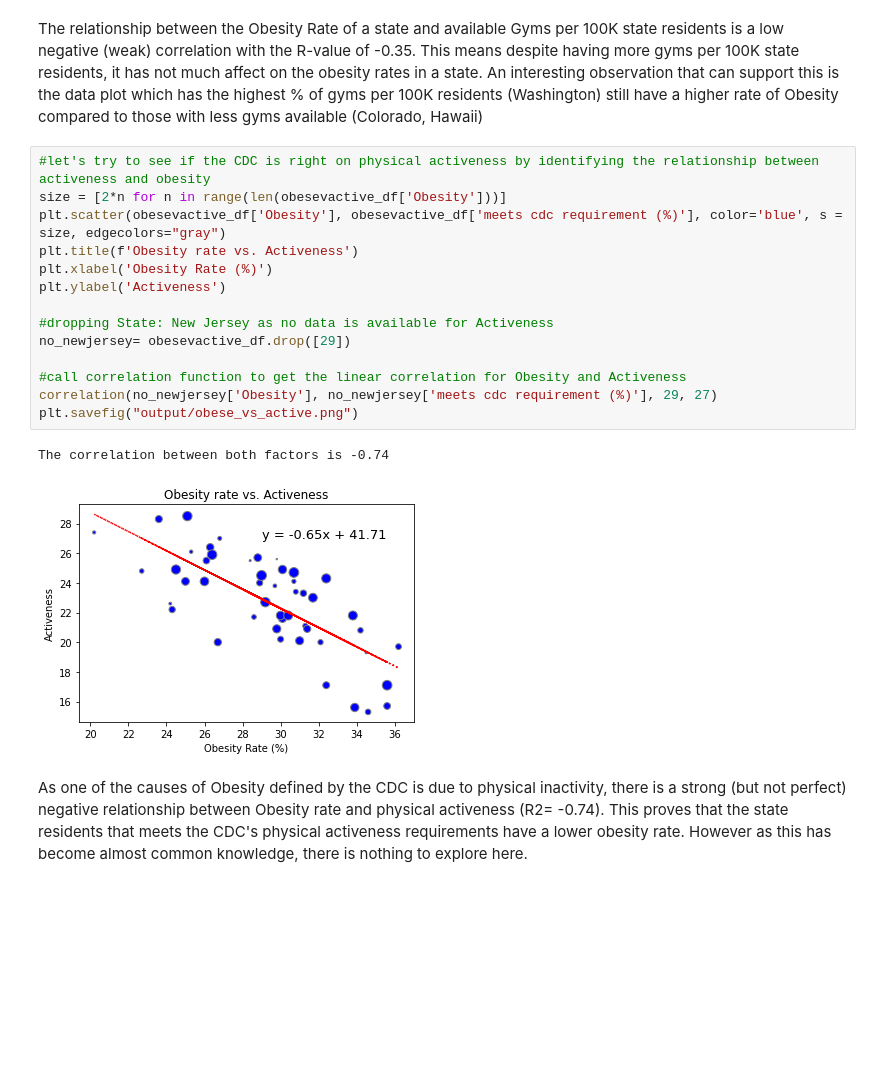
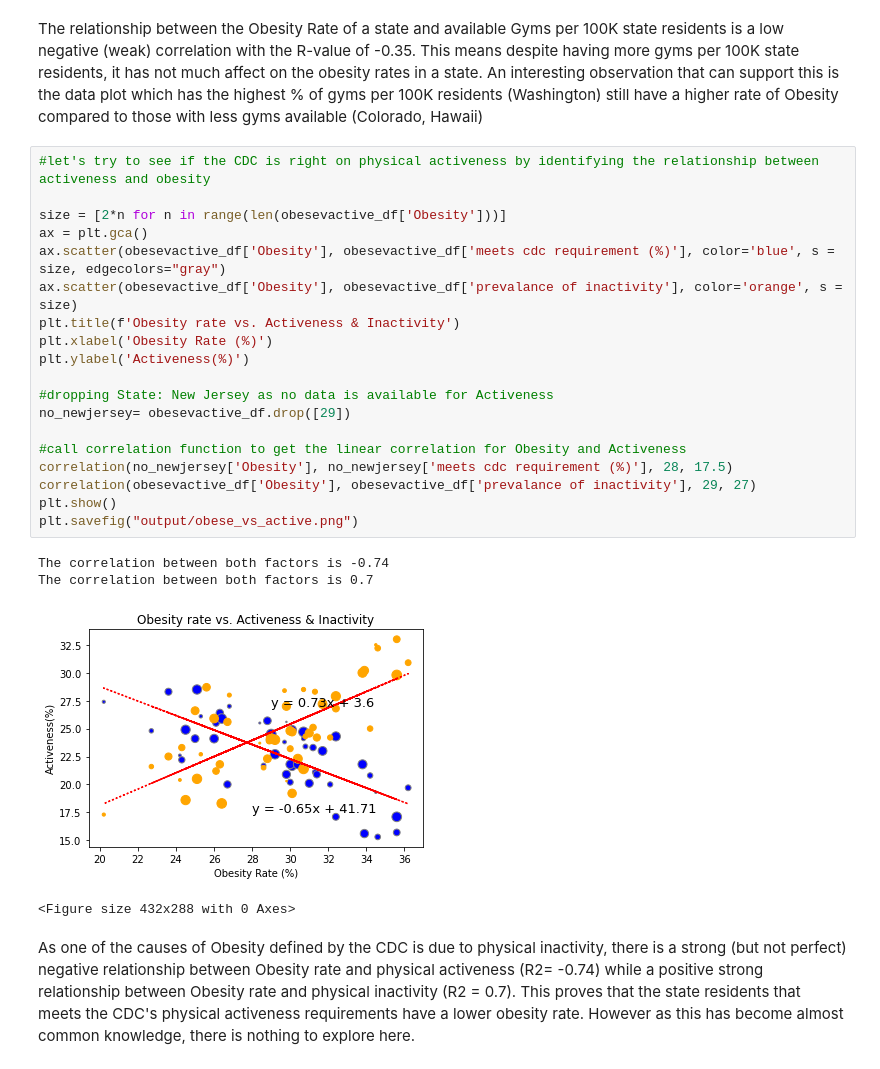
Before and after one commit to rajeshnair1984/Project_Obesity, a Jupyter notebook: ob_vs_pactive.ipynb, the cells around one changed output. Saved outputs shown, nothing was run; the diff lists cells and outputs as text; blank space fills up the shorter version.

```diff
--- a/ob_vs_pactive.ipynb
+++ b/ob_vs_pactive.ipynb
@@ -79,20 +79,27 @@ The correlation between both factors is -0.35
 The relationship between the Obesity Rate of a state and available Gyms per 100K state residents is a low negative (weak) correlation with the R-value of -0.35. This means despite having more gyms per 100K state residents, it has not much affect on the obesity rates in a state. An interesting observation that can support this is the data plot which has the highest % of gyms per 100K residents (Washington) still have a higher rate of Obesity compared to those with less gyms available (Colorado, Hawaii)
 # %%
 #let's try to see if the CDC is right on physical activeness by identifying the relationship between activeness and obesity
+
 size = [2*n for n in range(len(obesevactive_df['Obesity']))]
-plt.scatter(obesevactive_df['Obesity'], obesevactive_df['meets cdc requirement (%)'], color='blue', s = size, edgecolors="gray")
-plt.title(f'Obesity rate vs. Activeness')
+ax = plt.gca()
+ax.scatter(obesevactive_df['Obesity'], obesevactive_df['meets cdc requirement (%)'], color='blue', s = size, edgecolors="gray")
+ax.scatter(obesevactive_df['Obesity'], obesevactive_df['prevalance of inactivity'], color='orange', s = size)
+plt.title(f'Obesity rate vs. Activeness & Inactivity')
 plt.xlabel('Obesity Rate (%)')
-plt.ylabel('Activeness')
+plt.ylabel('Activeness(%)')
 
 #dropping State: New Jersey as no data is available for Activeness
 no_newjersey= obesevactive_df.drop([29])
 
 #call correlation function to get the linear correlation for Obesity and Activeness
-correlation(no_newjersey['Obesity'], no_newjersey['meets cdc requirement (%)'], 29, 27)
+correlation(no_newjersey['Obesity'], no_newjersey['meets cdc requirement (%)'], 28, 17.5)
+correlation(obesevactive_df['Obesity'], obesevactive_df['prevalance of inactivity'], 29, 27)
+plt.show()
 plt.savefig("output/obese_vs_active.png")
 # %% [output]
 The correlation between both factors is -0.74
+The correlation between both factors is 0.7
-[figure, old version]
+[figure, new version]
+<Figure size 432x288 with 0 Axes>
 # %% [markdown]
-As one of the causes of Obesity defined by the CDC is due to physical inactivity, there is a strong (but not perfect) negative relationship between Obesity rate and physical activeness (R2= -0.74). This proves that the state residents that meets the CDC's physical activeness requirements have a lower obesity rate. However as this has become almost common knowledge, there is nothing to explore here.
+As one of the causes of Obesity defined by the CDC is due to physical inactivity, there is a strong (but not perfect) negative relationship between Obesity rate and physical activeness (R2= -0.74) while a positive strong relationship between Obesity rate and physical inactivity (R2 = 0.7). This proves that the state residents that meets the CDC's physical activeness requirements have a lower obesity rate. However as this has become almost common knowledge, there is nothing to explore here.
```
Also changed, not shown: parts of 1 cell of this notebook, 1 other file.
